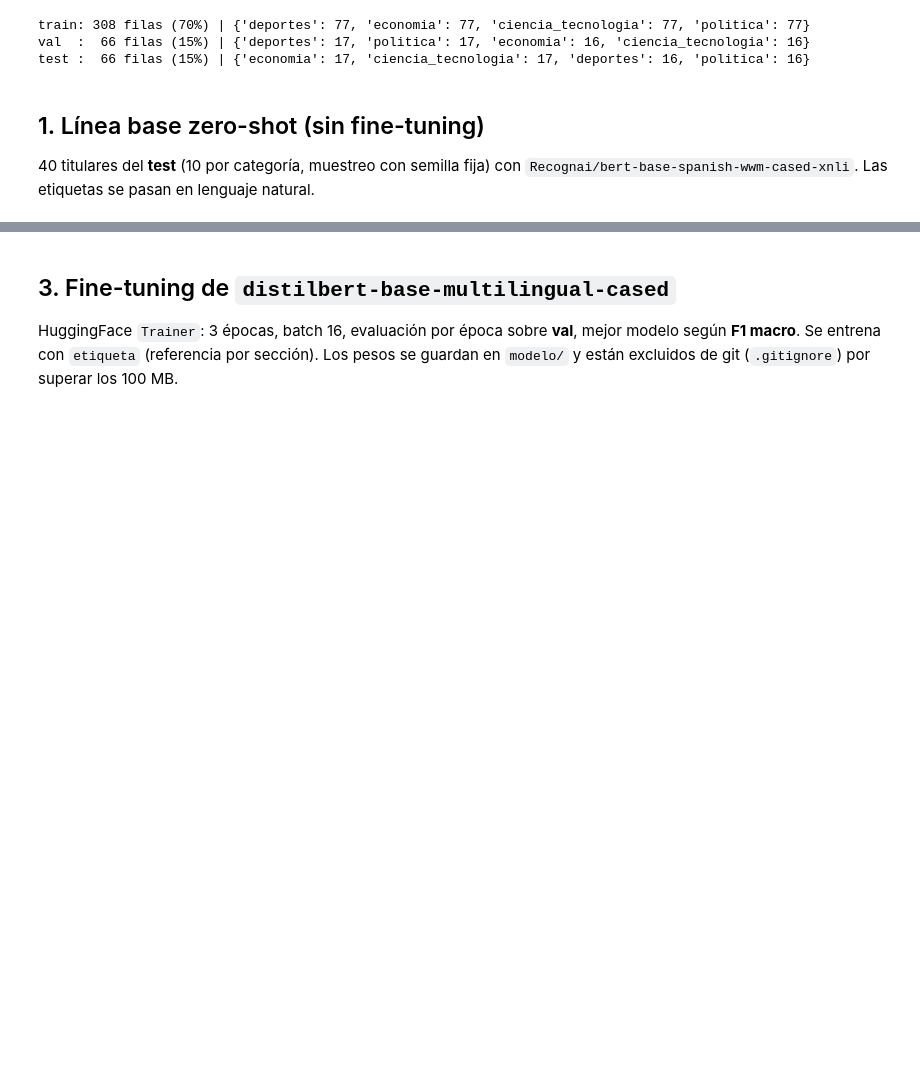
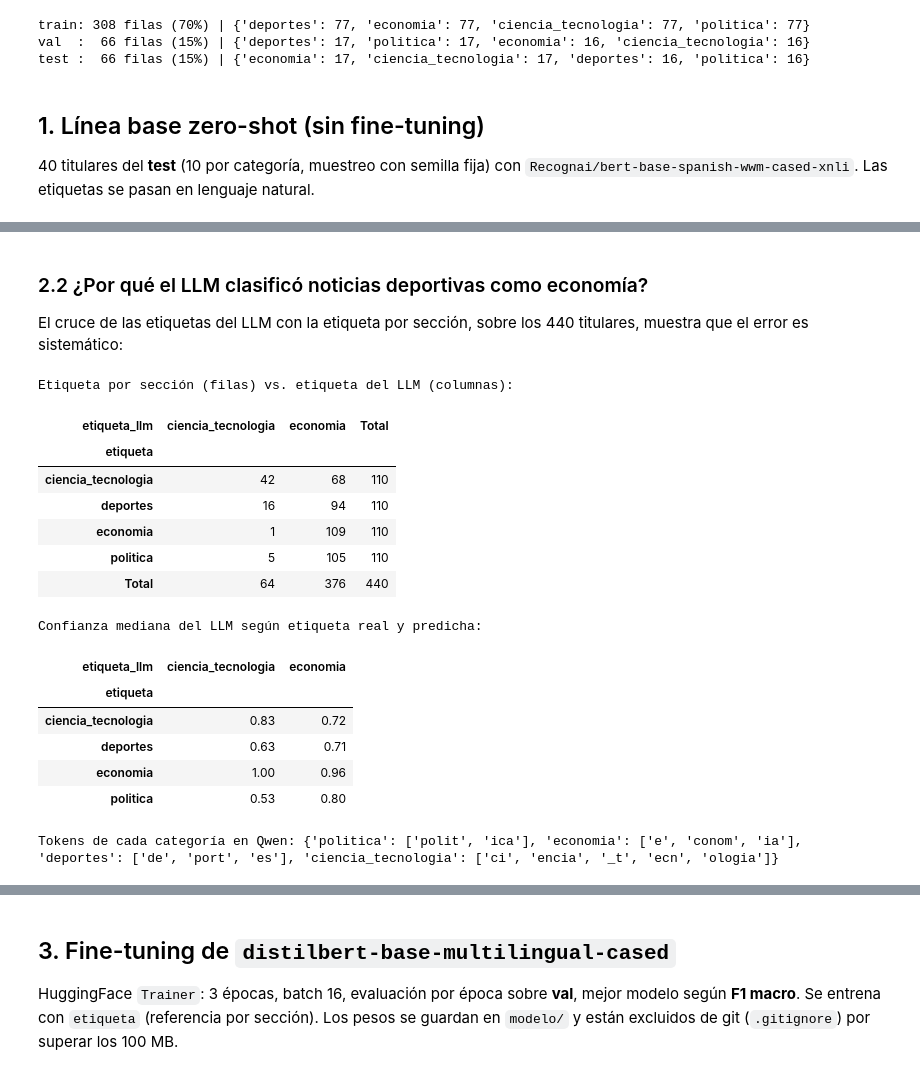
Before and after one commit to serugiran96/diplomado_pucp_tareas_melinarozas, a Jupyter notebook: tarea_1/02_clasificacion.ipynb, the cells around one changed output, grey strips where cells are left out. Saved outputs shown, nothing was run; the diff lists cells and outputs as text; code cells hidden in the pictures; blank space fills up the shorter version.

```diff
--- a/tarea_1/02_clasificacion.ipynb
+++ b/tarea_1/02_clasificacion.ipynb
@@ -189,0 +234,29 @@ PENDIENTE: la auditoría requiere primero las etiquetas LLM.
+# %% [markdown]
+### 2.2 ¿Por qué el LLM clasificó noticias deportivas como economía?
+El cruce de las etiquetas del LLM con la etiqueta por sección, sobre los 440 titulares, muestra que el error es sistemático:
+# %%
+cruce = df.merge(etiquetas_llm[["titular", "etiqueta_llm", "confianza"]], on="titular")
+print("Etiqueta por sección (filas) vs. etiqueta del LLM (columnas):")
+display(pd.crosstab(cruce.etiqueta, cruce.etiqueta_llm, margins=True, margins_name="Total"))
+print("Confianza mediana del LLM según etiqueta real y predicha:")
+display(cruce.groupby(["etiqueta", "etiqueta_llm"]).confianza.median().round(2).unstack())
+from transformers import AutoTokenizer
+tok_llm = AutoTokenizer.from_pretrained("Qwen/Qwen2.5-0.5B-Instruct")
+print("Tokens de cada categoría en Qwen:", {c: tok_llm.tokenize(c) for c in CATEGORIAS})
+# %% [output]
+Etiqueta por sección (filas) vs. etiqueta del LLM (columnas):
+| etiqueta_llm | ciencia_tecnologia | economia | Total |
+| etiqueta |  |  |  |
+| ciencia_tecnologia | 42 | 68 | 110 |
+| deportes | 16 | 94 | 110 |
+| economia | 1 | 109 | 110 |
+| politica | 5 | 105 | 110 |
+| Total | 64 | 376 | 440 |
+Confianza mediana del LLM según etiqueta real y predicha:
+| etiqueta_llm | ciencia_tecnologia | economia |
+| etiqueta |  |  |
+| ciencia_tecnologia | 0.83 | 0.72 |
+| deportes | 0.63 | 0.71 |
+| economia | 1.00 | 0.96 |
+| politica | 0.53 | 0.80 |
+Tokens de cada categoría en Qwen: {'politica': ['polit', 'ica'], 'economia': ['e', 'conom', 'ia'], 'deportes': ['de', 'port', 'es'], 'ciencia_tecnologia': ['ci', 'encia', '_t', 'ecn', 'ologia']}
```
Also changed, not shown: parts of 12 cells of this notebook, 3 other files.
